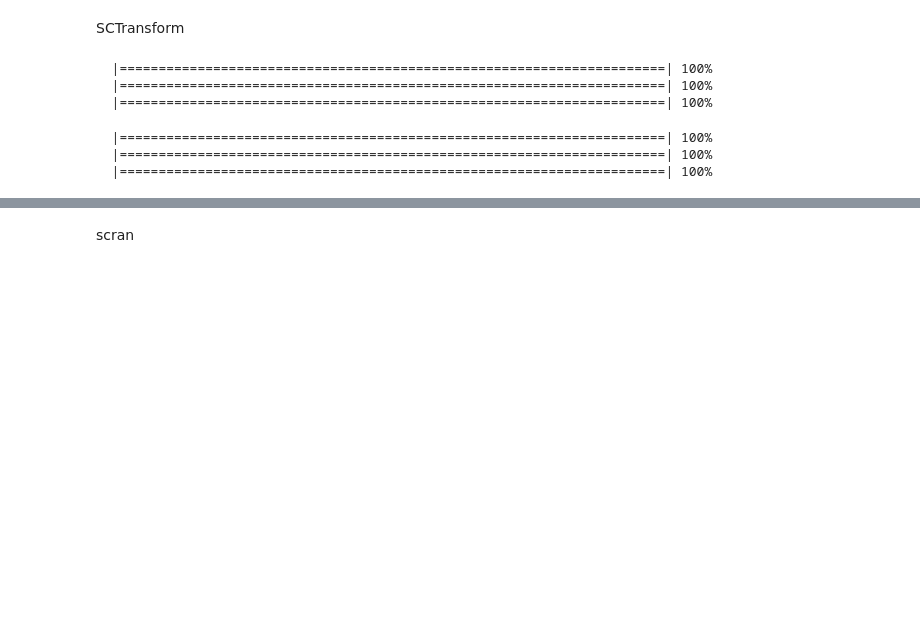
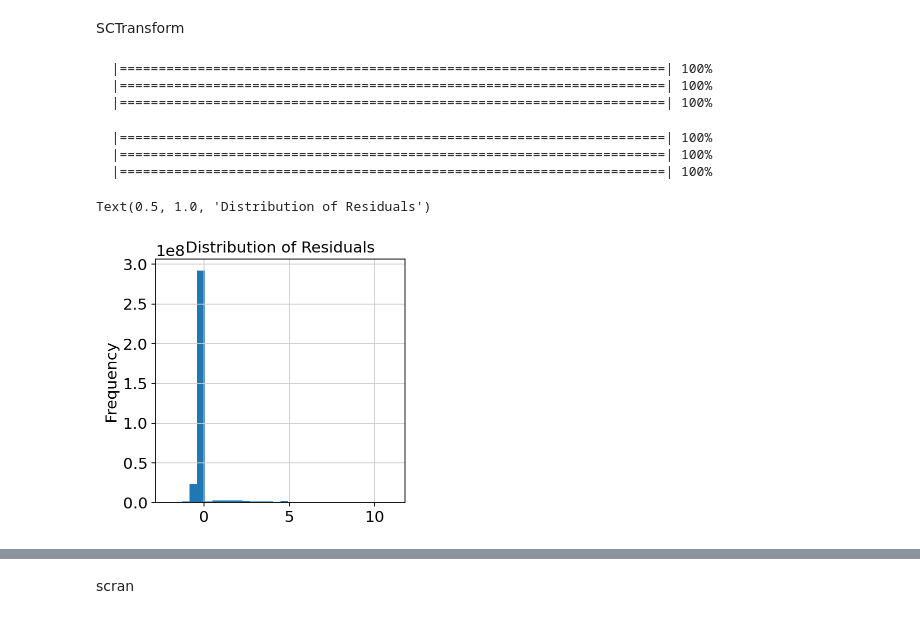
Before and after one commit to MarkusFranke/Better-Normalization-for-scATAC-seq-data, a Jupyter notebook: Residual Transforms/Normalizations.ipynb, the cells around one changed output, grey strips where cells are left out. Saved outputs shown, nothing was run; the diff lists cells and outputs as text; code cells hidden in the pictures; blank space fills up the shorter version.

Commit message:
Minor changes
new file path
some rudimentary bar plots for presentations

```diff
--- a/Residual Transforms/Normalizations.ipynb
+++ b/Residual Transforms/Normalizations.ipynb
@@ -43,7 +40,7 @@ library(BiocParallel)
     Make sure that you use a version of that package that includes
     the fix.
 # %%
-adata = sc.read("adata_QC.h5ad")
+adata = sc.read("/mnt/storage/adata_QC.h5ad")
 # %%
 adata.X = adata.layers["raw_fragments"]
 # %% [markdown]
@@ -88,3 +85,11 @@ res = SCTransform(object=seurat_obj, method = "glmGamPoi", return.only.var.genes
 # %%
 norm_x = ro.r("res@assays$SCT@scale.data").T
 adata.layers["scTransform_normalization_v2"] = norm_x
+# %%
+X_res = adata.layers["scTransform_normalization_v2"]
+plt.hist(X_res.flatten(), bins = 30)
+plt.ylabel('Frequency')
+plt.title('Distribution of Residuals')
+# %% [output]
+Text(0.5, 1.0, 'Distribution of Residuals')
+[figure, added]
```
Also changed, not shown: parts of 3 cells of this notebook.
